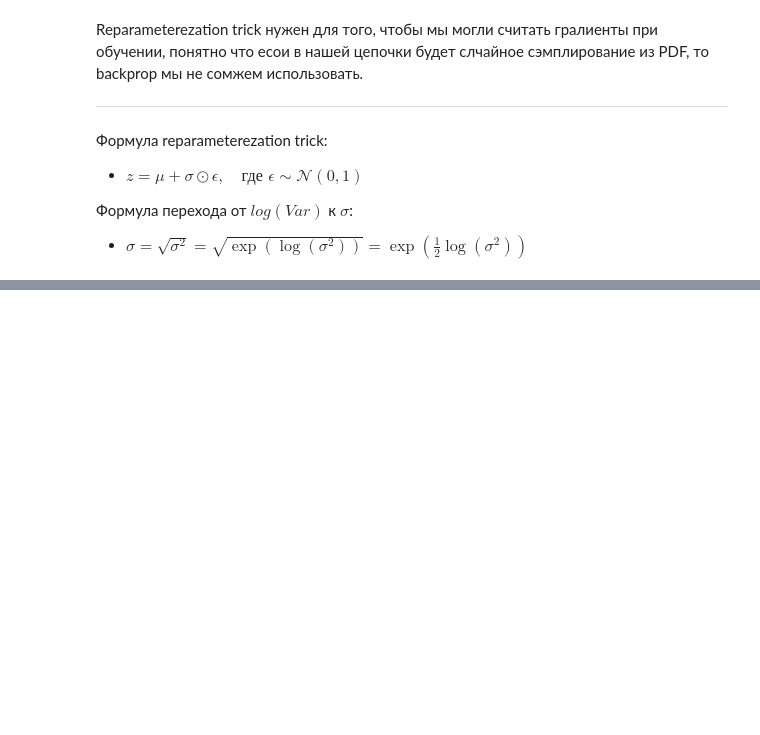
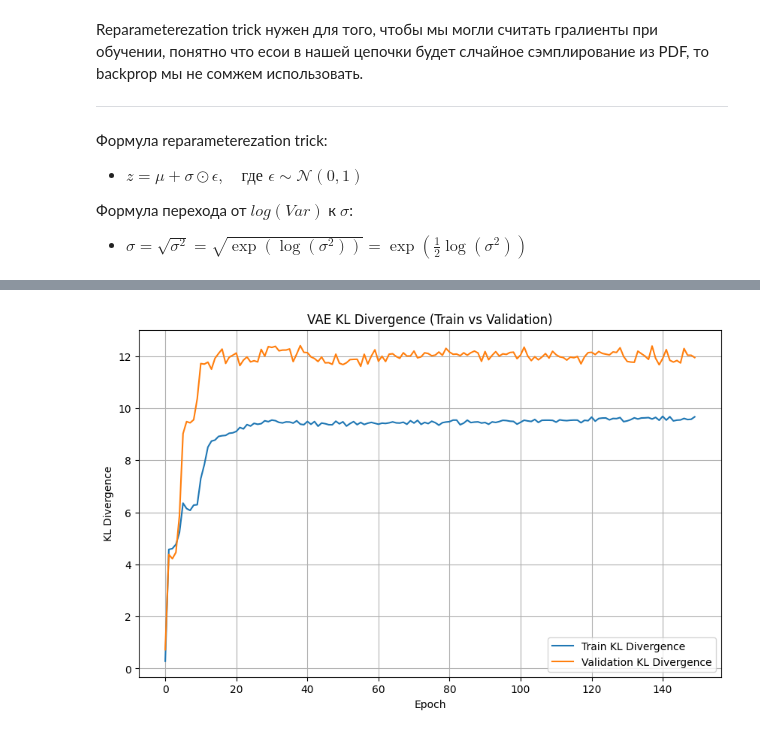
Before and after one commit to Lessio2006/UEBA_proj, a Jupyter notebook: UEBA_research_model.ipynb, the cells around one changed output, grey strips where cells are left out. Saved outputs shown, nothing was run; the diff lists cells and outputs as text; code cells hidden in the pictures; blank space fills up the shorter version.

```diff
--- a/UEBA_research_model.ipynb
+++ b/UEBA_research_model.ipynb
@@ -135,0 +441,12 @@ class VariationalAE(nn.Module):
+# %%
+plt.figure(figsize=(10, 6))
+plt.plot(train_kl_losses, label='Train KL Divergence')
+plt.plot(val_kl_losses, label='Validation KL Divergence')
+plt.title('VAE KL Divergence (Train vs Validation)')
+plt.xlabel('Epoch')
+plt.ylabel('KL Divergence')
+plt.legend()
+plt.grid(True)
+plt.show()
+# %% [output]
+[figure, added]
```
Also changed, not shown: parts of 40 cells of this notebook.
